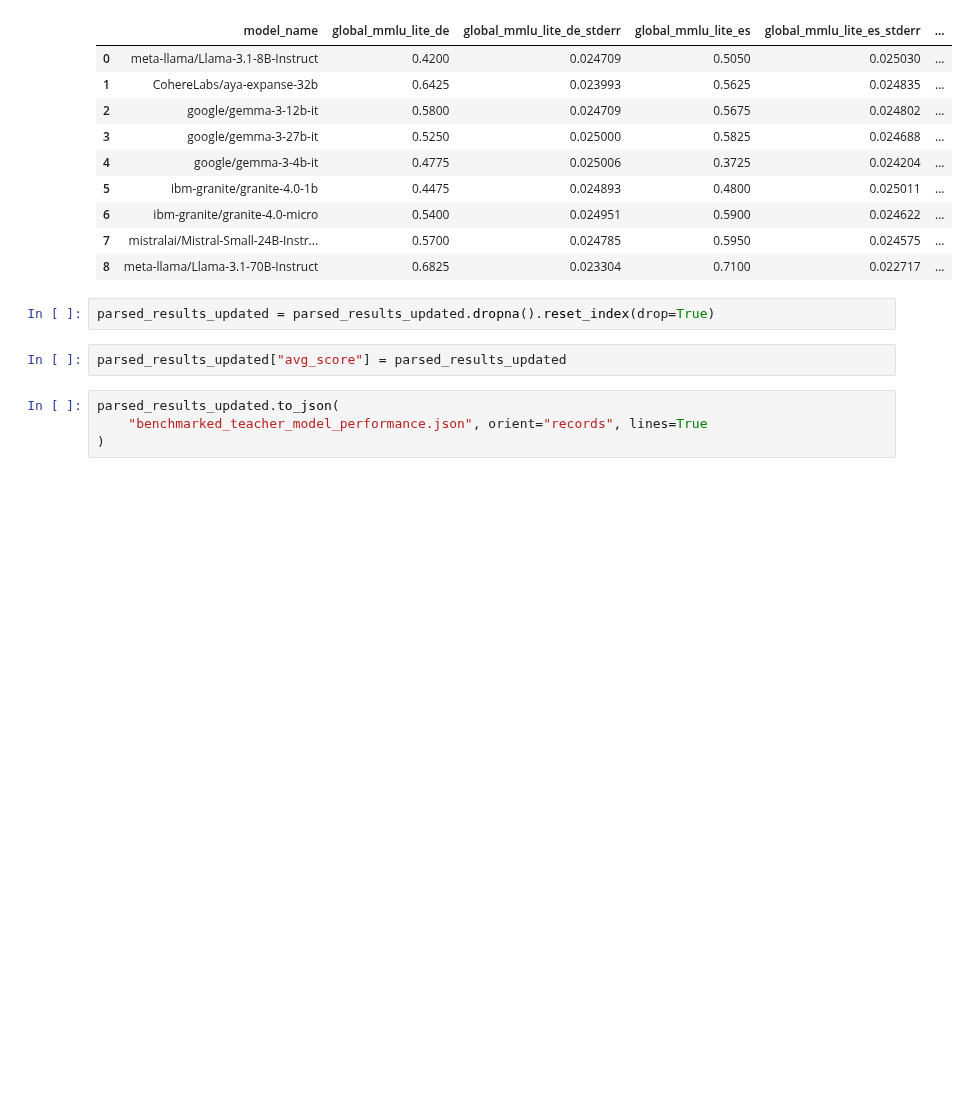
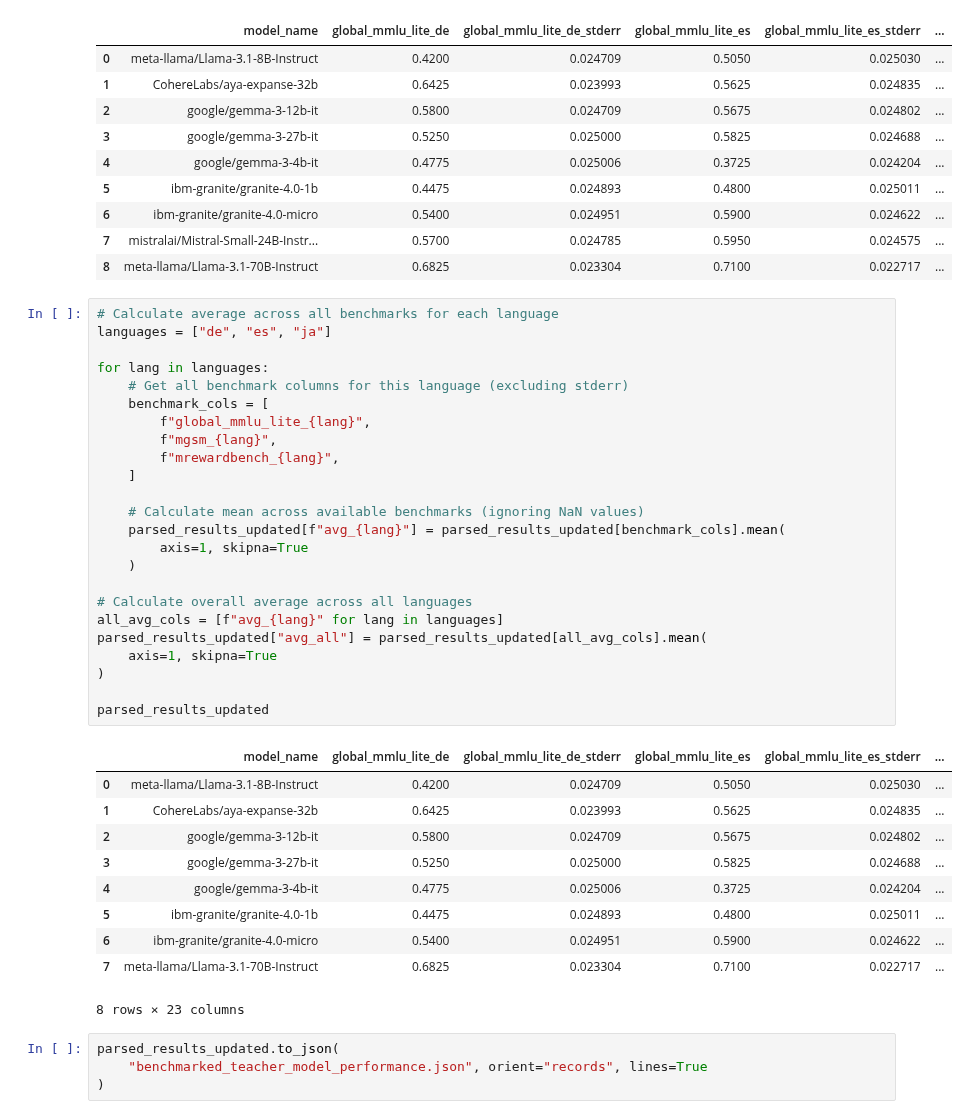
Before and after one commit to ljvmiranda921/polyglot-teachers, a Jupyter notebook: notebooks/2025-12-08-teacher-model-perf/01_bechmark_performance.ipynb, the cells around one changed output. Cells and saved outputs as stored; diff of their text form; blank space fills up the shorter version.

```diff
--- a/notebooks/2025-12-08-teacher-model-perf/01_bechmark_performance.ipynb
+++ b/notebooks/2025-12-08-teacher-model-perf/01_bechmark_performance.ipynb
@@ -168,9 +168,40 @@ parsed_results_updated
 | 7 | mistralai/Mistral-Small-24B-Instr... | 0.5700 | 0.024785 | 0.5950 | 0.024575 | ... |
 | 8 | meta-llama/Llama-3.1-70B-Instruct | 0.6825 | 0.023304 | 0.7100 | 0.022717 | ... |
 # %%
-parsed_results_updated = parsed_results_updated.dropna().reset_index(drop=True)
+# Calculate average across all benchmarks for each language
+languages = ["de", "es", "ja"]
+
+for lang in languages:
+    # Get all benchmark columns for this language (excluding stderr)
+    benchmark_cols = [
+        f"global_mmlu_lite_{lang}",
+        f"mgsm_{lang}",
+        f"mrewardbench_{lang}",
+    ]
+
+    # Calculate mean across available benchmarks (ignoring NaN values)
+    parsed_results_updated[f"avg_{lang}"] = parsed_results_updated[benchmark_cols].mean(
+        axis=1, skipna=True
+    )
+
+# Calculate overall average across all languages
+all_avg_cols = [f"avg_{lang}" for lang in languages]
+parsed_results_updated["avg_all"] = parsed_results_updated[all_avg_cols].mean(
+    axis=1, skipna=True
+)
+
+parsed_results_updated
+# %% [output]
+|  | model_name | global_mmlu_lite_de | global_mmlu_lite_de_stderr | global_mmlu_lite_es | global_mmlu_lite_es_stderr | ... |
+| 0 | meta-llama/Llama-3.1-8B-Instruct | 0.4200 | 0.024709 | 0.5050 | 0.025030 | ... |
+| 1 | CohereLabs/aya-expanse-32b | 0.6425 | 0.023993 | 0.5625 | 0.024835 | ... |
+| 2 | google/gemma-3-12b-it | 0.5800 | 0.024709 | 0.5675 | 0.024802 | ... |
+| 3 | google/gemma-3-27b-it | 0.5250 | 0.025000 | 0.5825 | 0.024688 | ... |
+| 4 | google/gemma-3-4b-it | 0.4775 | 0.025006 | 0.3725 | 0.024204 | ... |
+| 5 | ibm-granite/granite-4.0-1b | 0.4475 | 0.024893 | 0.4800 | 0.025011 | ... |
+| 6 | ibm-granite/granite-4.0-micro | 0.5400 | 0.024951 | 0.5900 | 0.024622 | ... |
+| 7 | meta-llama/Llama-3.1-70B-Instruct | 0.6825 | 0.023304 | 0.7100 | 0.022717 | ... |
+8 rows × 23 columns
-# %%
-parsed_results_updated["avg_score"] = parsed_results_updated
 # %%
 parsed_results_updated.to_json(
     "benchmarked_teacher_model_performance.json", orient="records", lines=True
```
Also changed, not shown: 1 other file.
